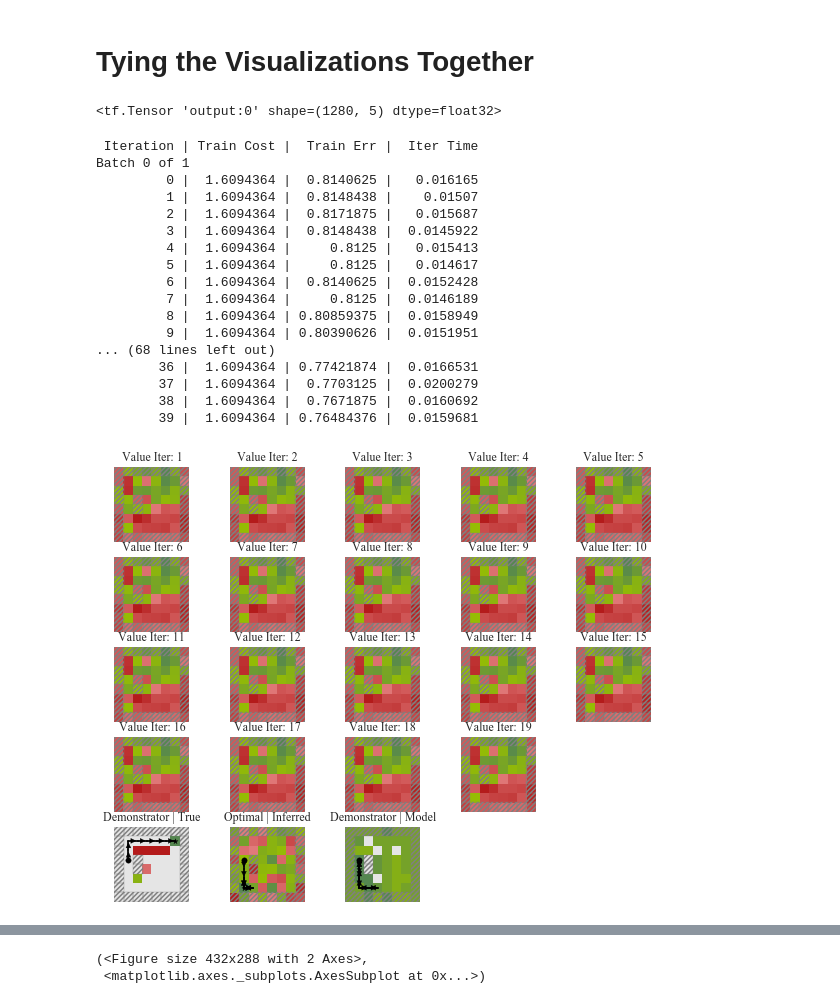
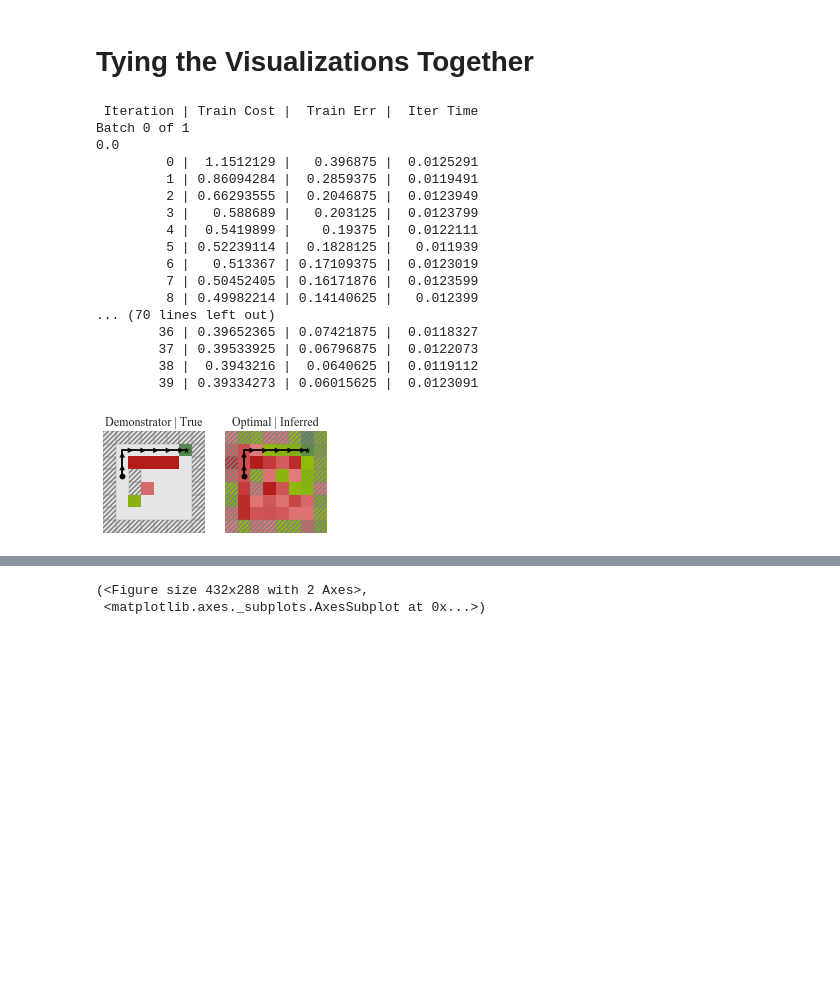
Before and after one commit to HumanCompatibleAI/learning_biases, a Jupyter notebook: Plotting Value Heat Map.ipynb, the cells around one changed output, grey strips where cells are left out. Drawn from its saved outputs; the diff is of its cells as text; code cells hidden in the pictures; blank space fills up the shorter version.

Commit message:
[*] add figures to compare trajectories on inferred reward to demonstrator's trajectory on a known reward

```diff
--- a/Plotting Value Heat Map.ipynb
+++ b/Plotting Value Heat Map.ipynb
@@ -19,4 +20,5 @@ INFO:tensorflow:Restoring parameters from model_save_sess/
 # %%
 # This should be a list of <tf.Variable '...', >
-graph.get_collection(tf.GraphKeys.GLOBAL_VARIABLES)
+reward_var = graph.get_collection(tf.GraphKeys.GLOBAL_VARIABLES)[0]
+print(reward_var)
 # %% [output]
@@ -238,33 +137,3 @@ sorted_vtensors
  (17, <tf.Operation 'v_17' type=Max>),
  (18, <tf.Operation 'v_18' type=Max>),
  (19, <tf.Operation 'v_19' type=Max>)]
-# %%
-w, r = repeat_vector(walls, reward, num=20)
-# Comparing value maps. Rows of 5 value maps. Starting from the first
-num_cols = 5
-num_rows = round(len(sortable_vtensors) // num_cols + 1)
-size_scale = 2
-fig, axes = plt.subplots(num_rows, num_cols, figsize=(num_cols * size_scale, num_rows * size_scale))
-
-
-gr = grids[2] # or choose grid 3
-walls, reward, start = GridworldMdp(gr).convert_to_numpy_input()
-for i, ax_row in enumerate(axes):
-    for j, ax in enumerate(ax_row):
-        idx = 5 * i + j
-        if idx >= len(sortable_vtensors):
-            # If no more value plots, just plot the trajectory on true reward
-            agent = FastOptimalAgent(beta=1.0)
-            plot_trajectory(walls, reward, start, agent, fig, ax)
-            plot_reward(reward, walls, "Optimal Agent | True R", fig, ax)
-        else:
-            # Plot value map
-            opnum, op = sorted_vtensors[5 * i + j]
-            vmap = sess.run(feed_dict={'image:0':w, 'reward:0': r}, fetches=op.outputs)
-            vmap = vmap[0][0].squeeze()
-            plot_reward(normalize(vmap), walls, 'Value Iter: {}'.format(opnum), fig, ax)
-fig.savefig("ValueMapComparison-OptimalAgent-VIN-20.jpg")
-
-# Plot rollout of the agent on the actual policy..., compared again with the optimal agent
-# Plot rollout on inferred reward as well...
-# fig, axes = plt.subplots(1, 3)
@@ -354,8 +221,6 @@ def generate_data_for_reward(mdp, agent):
 
     walls, rewards, start_state = mdp.convert_to_numpy_input()
     return action_dists
-# %%
-sess.run(tf.global_variables_initializer())
 # %%
 def visualize_inferred_on_grid(grid, train_agent, optimal_agent, ax, norm=False, ax_title=None,
                               num_epochs=40, verbosity=3):
@@ -385,7 +250,7 @@ def visualize_inferred_on_grid(grid, train_agent, optimal_agent, ax, norm=False,
 
 fig, axes = plt.subplots(1, 2)
 opt_agent = FastOptimalAgent(beta=None)
-train_agent = FastOptimalAgent(beta=1.0)
+train_agent = FastMyopicAgent(beta=1.0, horizon=10)
 
 visualize_inferred_on_grid(grids[2], train_agent, opt_agent, axes[0], num_epochs=50)
 visualize_inferred_on_grid(grids[3], train_agent, opt_agent, axes[1], num_epochs=50)
@@ -515,30 +387,26 @@ def plot_models_best_trajectory(mdp, demonstrator, fig, ax, bsize=20, optimal_ba
     ax.set_xticks([])
     ax.set_yticks([])
     return vmap
-# %%
-graph.get_tensor_by_name('output:0')
-# %% [output]
-<tf.Tensor 'output:0' shape=(1280, 5) dtype=float32>
 # %%
-train_agent = FastOptimalAgent(beta=1.0)
-plot_vis_grid(grids[2], train_agent, fname='ValueMapComparison-gr1-b.jpg')
-plot_vis_grid(grids[3], train_agent, fname='ValueMapComparison-gr2-b.jpg')
+train_agent = lambda: FastMyopicAgent(beta=1.0, horizon=10)
+plot_vis_grid(grids[2], train_agent(), fname='ValueMapComparison-gr1.jpg', with_VIN=False)
+plot_vis_grid(grids[3], train_agent(), fname='ValueMapComparison-gr2.jpg', with_VIN=False)
 # %% [output]
  Iteration | Train Cost |  Train Err |  Iter Time
 Batch 0 of 1
-         0 |  1.6094364 |  0.8140625 |   0.016165
-         1 |  1.6094364 |  0.8148438 |    0.01507
-         2 |  1.6094364 |  0.8171875 |   0.015687
-         3 |  1.6094364 |  0.8148438 |  0.0145922
-         4 |  1.6094364 |     0.8125 |   0.015413
-         5 |  1.6094364 |     0.8125 |   0.014617
-         6 |  1.6094364 |  0.8140625 |  0.0152428
-         7 |  1.6094364 |     0.8125 |  0.0146189
-         8 |  1.6094364 | 0.80859375 |  0.0158949
-         9 |  1.6094364 | 0.80390626 |  0.0151951
-... (68 lines left out)
-        36 |  1.6094364 | 0.77421874 |  0.0166531
-        37 |  1.6094364 |  0.7703125 |  0.0200279
-        38 |  1.6094364 |  0.7671875 |  0.0160692
-        39 |  1.6094364 | 0.76484376 |  0.0159681
+0.0
+         0 |  1.1512129 |   0.396875 |  0.0125291
+         1 | 0.86094284 |  0.2859375 |  0.0119491
+         2 | 0.66293555 |  0.2046875 |  0.0123949
+         3 |   0.588689 |   0.203125 |  0.0123799
+         4 |  0.5419899 |    0.19375 |  0.0122111
+         5 | 0.52239114 |  0.1828125 |   0.011939
+         6 |   0.513367 | 0.17109375 |  0.0123019
+         7 | 0.50452405 | 0.16171876 |  0.0123599
+         8 | 0.49982214 | 0.14140625 |   0.012399
+... (70 lines left out)
+        36 | 0.39652365 | 0.07421875 |  0.0118327
+        37 | 0.39533925 | 0.06796875 |  0.0122073
+        38 |  0.3943216 |  0.0640625 |  0.0119112
+        39 | 0.39334273 | 0.06015625 |  0.0123091
-[figure, old version]
+[figure, new version]
```
Also changed, not shown: parts of 24 cells of this notebook, 1 other file.
